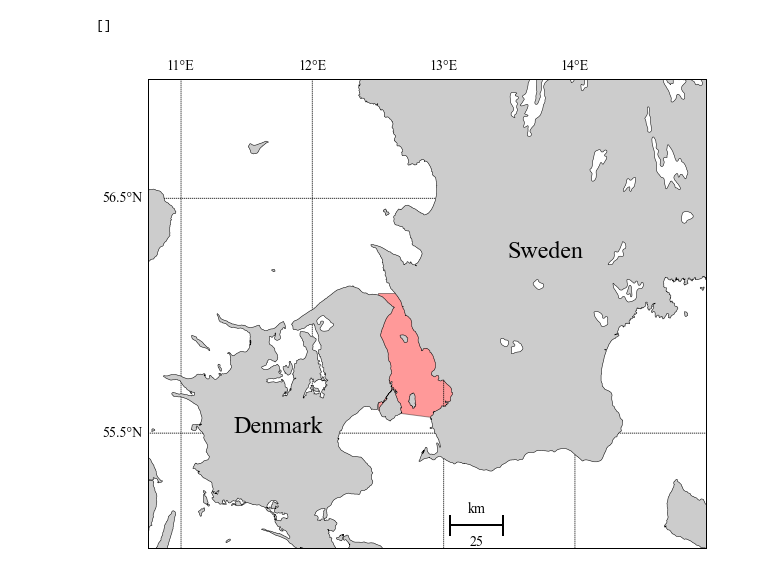
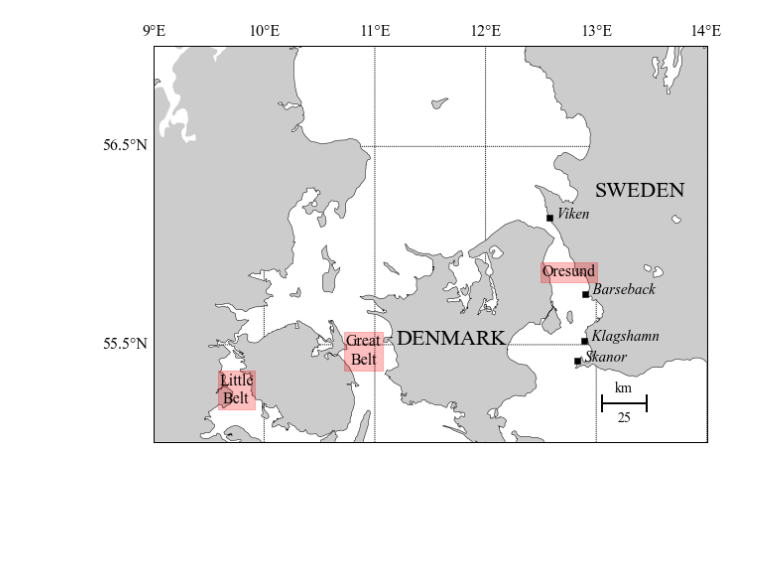
Before and after one commit to socib/SOCIB_plots, a Jupyter notebook: Projects/CMEMS/plot_oresund_map.ipynb, the cells around one changed output. Drawn from its saved outputs; the diff is of its cells as text; code cells hidden in the pictures; blank space fills up the shorter version.

```diff
--- a/Projects/CMEMS/plot_oresund_map.ipynb
+++ b/Projects/CMEMS/plot_oresund_map.ipynb
@@ -14,5 +16,5 @@ from matplotlib import rcParams
 # %%
 def createmap():
     m = Basemap(projection='merc',llcrnrlat=55.,urcrnrlat=57.,\
-           llcrnrlon=10.75,urcrnrlon=15,lat_ts=56,resolution='f')
+           llcrnrlon=9.0,urcrnrlon=14,lat_ts=56,resolution='h')
     return m
@@ -27,19 +29,53 @@ def draw_screen_poly(lats, lons, m):
+# %%
+def get_stations(filedir):
+    """
+    Generate list of coordinates and of stations names,
+    given the name of a directory containing the files
+    """
+    datafilelist = sorted(glob.glob(os.path.join(datadir, '*.nc')))
+
+    lon_station, lat_station, name_station = [], [], []
+    for datafiles in datafilelist:
+        with netCDF4.Dataset(datafiles) as nc:
+            lon_station.append(nc.variables['LONGITUDE'][:].mean())
+            lat_station.append(nc.variables['LATITUDE'][:].mean())
+            name_station.append(nc.site_code)
+    return lon_station, lat_station, name_station
+# %%
+lon_station, lat_station, name_station = get_stations(datadir)
 # %%
 fig = plt.figure(figsize=(10, 10))
 m.drawcoastlines(zorder=3, linewidth=0.5)
 m.fillcontinents(zorder=2)
 m.drawcountries(zorder=4)
-m.drawmapscale(13.25, 55.1, 13.25, 55.1, 25, barstyle='simple', units='km', fontsize=14,)
-m.drawmeridians(np.arange(11., 14.51, 1.), labels=[0, 0, 1, 0],
-                fontsize=14, color='k', dashes=[1, 1], linewidth=1.0, zorder=1)
+m.drawmapscale(13.25, 55.2, 13.25, 55.2, 25, barstyle='simple', units='km', fontsize=14,)
+m.drawmeridians(np.arange(9., 14.51, 1.), labels=[0, 0, 1, 0],
+                fontsize=16, color='k', dashes=[1, 1], linewidth=1.0, zorder=1)
 m.drawparallels(np.arange(53.5, 57.51, 1.), labels=[1, 0, 0, 0],
-                fontsize=14, color='k', dashes=[1, 1], linewidth=1.0, zorder=1)
-draw_screen_poly([55.6, 56.1, 56.1, 55.55], [12.5, 12.5, 13.2, 13.2], m)
-lont, latt = m(13.5, 56.25)
-plt.text(lont, latt, 'Sweden', fontsize=24)
-lont, latt = m(11.4, 55.5)
-plt.text(lont, latt, 'Denmark', fontsize=24)
-plt.plot()
+                fontsize=16, color='k', dashes=[1, 1], linewidth=1.0, zorder=1)
+# draw_screen_poly([55.6, 56.1, 56.1, 55.55], [12.5, 12.5, 13.2, 13.2], m)
+
+# Add the stations on the map
+for lon_s, lat_s, name_s in zip(lon_station, lat_station, name_station):
+    lon_s, lat_s = m(lon_s, lat_s)
+    plt.plot(lon_s, lat_s, 'ks')
+    plt.text(lon_s, lat_s, '  ' + name_s, ha='left', fontsize=15, style='italic')
+
+
+
+lont, latt = m(13, 56.25)
+plt.text(lont, latt, 'SWEDEN', fontsize=22)
+lont, latt = m(11.2, 55.5)
+plt.text(lont, latt, 'DENMARK', fontsize=22)
+lont, latt = m(9.75, 55.2)
+tt = plt.text(lont, latt, 'Little\nBelt', ha='center', fontsize=16)
+tt.set_bbox(dict(color='r', alpha=0.25, edgecolor='red'))
+lont, latt = m(10.9, 55.4)
+tt = plt.text(lont, latt, 'Great\nBelt', ha='center', fontsize=16)
+tt.set_bbox(dict(color='red', alpha=0.25, edgecolor='red'))
+lont, latt = m(12.75, 55.85)
+tt = plt.text(lont, latt, 'Oresund', ha='center', fontsize=16)
+tt.set_bbox(dict(color='red', alpha=0.25, edgecolor='red'))
+plt.savefig("/home/ctroupin/Projects2/201501_InsTAC/201604_UseCase/oresund_map")
 # %% [output]
-[]
-[figure, old version]
+[figure, new version]
```
Also changed, not shown: parts of 3 cells of this notebook, 7 other files.
